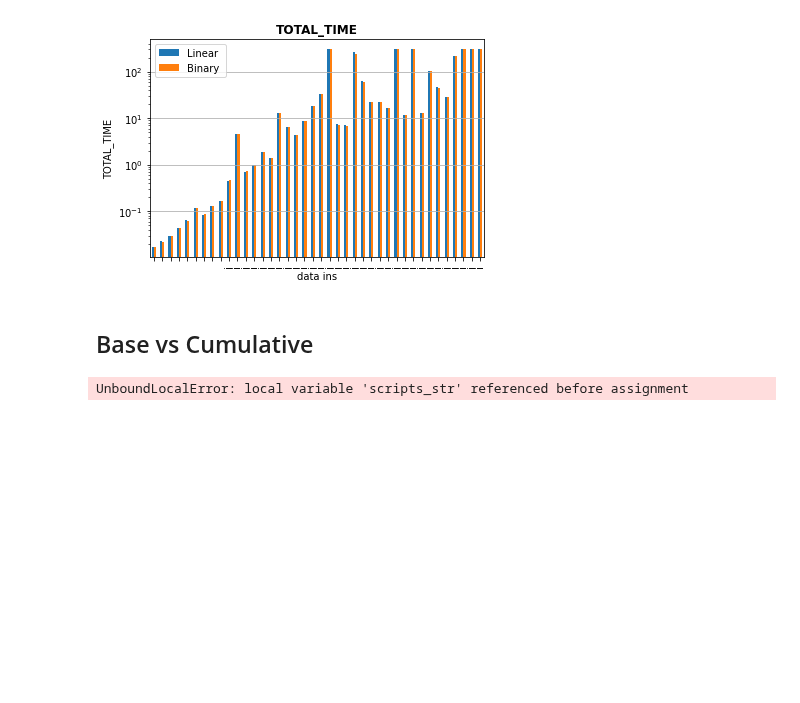
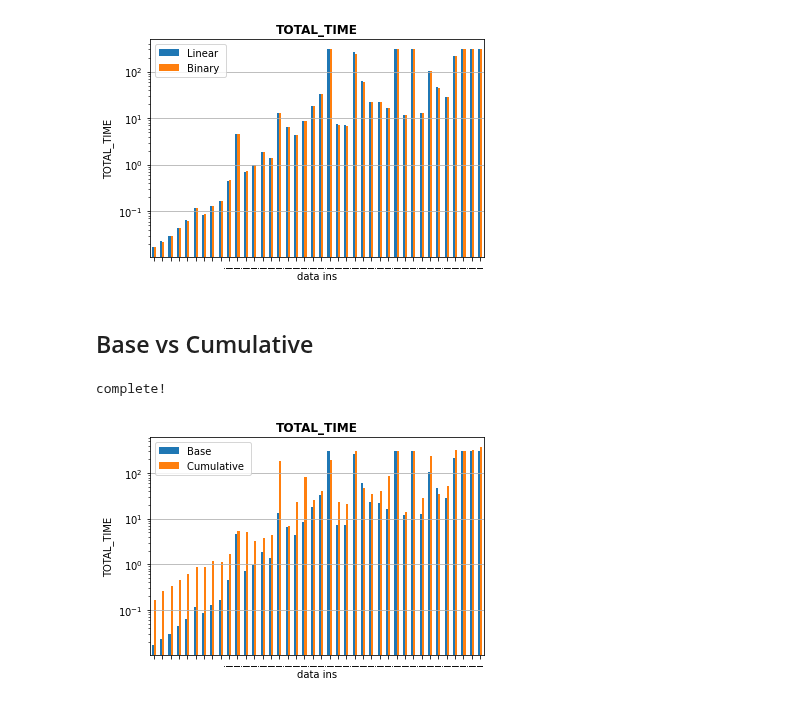
Before and after one commit to contimatteo/VLSI, a Jupyter notebook: src/Test.ipynb, the cells around one changed output. Saved outputs shown, nothing was run; the diff lists cells and outputs as text; code cells hidden in the pictures; blank space fills up the shorter version.

```diff
--- a/src/Test.ipynb
+++ b/src/Test.ipynb
@@ -17,7 +17,7 @@ def jsonRead(file_name):
 # seconds
 time = 300
 possible_strategies = ['CP', 'SAT', 'SMT']
-strategy = 'SAT' # 'CP' | 'SAT' | 'SMT'
+strategy = 'SMT' # 'CP' | 'SAT' | 'SMT'
 
 ins_test_idxs = range(1,41)
 ins_test_idxs
@@ -57,7 +57,7 @@ def get_df(**args_dict):
         if args_dict.get('symmetry', False):
             script_str += ' --symmetry'
         if args_dict.get('cumulative', False):
-            scripts_str += ' --cumulative'
+            script_str += ' --cumulative'
 
         ###  run
         os.system(script_str)
@@ -80,7 +80,7 @@ def get_df(**args_dict):
     clear_output(wait=True)
     return pd.DataFrame(data=results)
 # %%
-def compare(df1, df2, ft, idf1, idf2):
+def compare(strategy, df1, df2, ft, idf1, idf2):
     idf1 += ' '
     idf2 += ' '
     df = pd.concat([df1, df2], axis=1)
@@ -95,7 +95,7 @@ def compare(df1, df2, ft, idf1, idf2):
     ax.set_title(ft, fontweight="bold")
     ax.set_facecolor("white")
     plt.savefig(os.path.join(plots_folder,
-                             idf1 + "_" + idf2 + "_" + ft + ".png"))
+                             strategy+'_'+idf1 + "_" + idf2 + "_" + ft + ".png"))
 # %% [markdown]
 ## Base vs Rotation
 # %%
@@ -164,16 +164,2 @@ compare(df_base, df_binary, 'TOTAL_TIME', 'Linear', 'Binary')
 # %% [output]
 [figure]
-# %% [markdown]
-## Base vs Cumulative
-# %%
-df_binary = get_df(
-    strategy   = strategy,
-    model      = model,
-    cumulative = True
-)
-df_binary.to_csv(os.path.join(csv_folder,
-                             "df_"+strategy+"_"+model+'_cumulative.csv'),
-                 index=False)
-print("complete!")
-# %% [output]
-UnboundLocalError: local variable 'scripts_str' referenced before assignment
@@ -182 +166,19 @@ compare(df_base, df_binary, 'TOTAL_TIME', 'Base', 'Cumulative')
+# %% [markdown]
+## Base vs Cumulative
+# %%
+df_binary = get_df(
+    strategy   = strategy,
+    model      = model,
+    cumulative = True
+)
+df_binary.to_csv(os.path.join(csv_folder,
+                             "df_"+strategy+"_"+model+'_cumulative.csv'),
+                 index=False)
+print("complete!")
+# %% [output]
+complete!
+# %%
+compare(strategy, df_base, df_binary, 'TOTAL_TIME', 'Base', 'Cumulative')
+# %% [output]
+[figure, added]
 # %%
```
Also changed, not shown: parts of 5 cells of this notebook.
